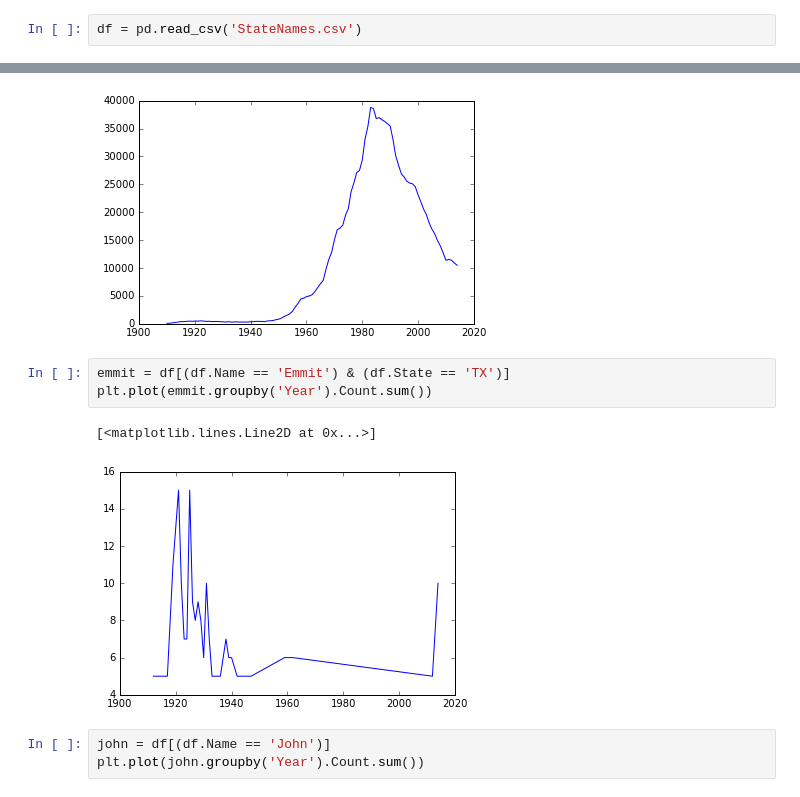
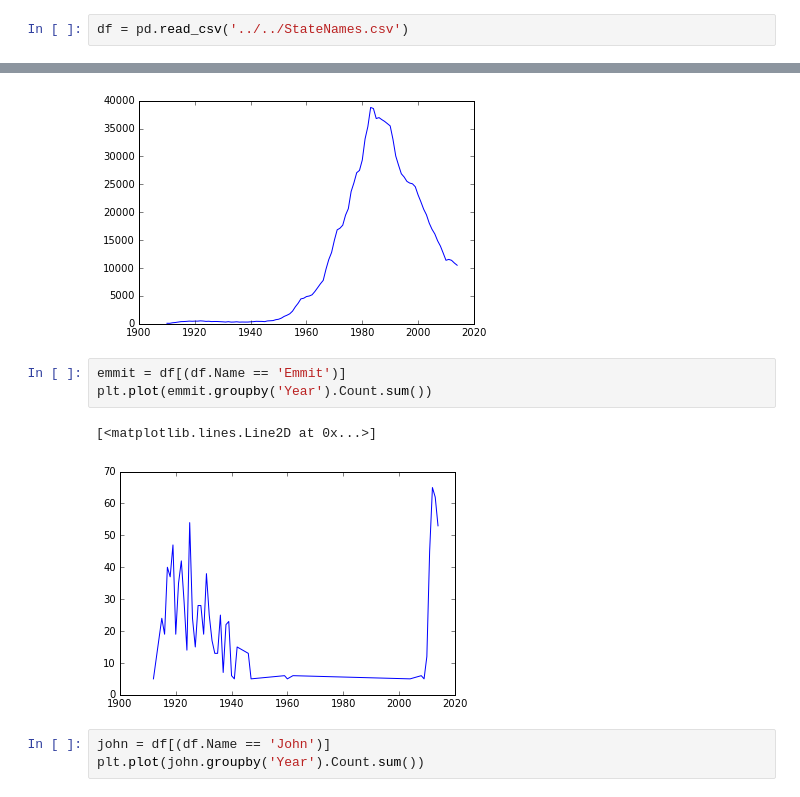
Before and after one commit to courtneywmorris/US-Names-Project, a Jupyter notebook: notebooks/EDA.ipynb, the cells around one changed output, grey strips where cells are left out. Cells and saved outputs as stored; diff of their text form.

```diff
--- a/code/EDA.ipynb
+++ b/notebooks/EDA.ipynb
@@ -8,2 +8,2 @@ from collections import namedtuple
 # %%
-df = pd.read_csv('StateNames.csv')
+df = pd.read_csv('../../StateNames.csv')
@@ -128,11 +141,11 @@ plt.plot(matthew.groupby('Year').Count.sum())
 [<matplotlib.lines.Line2D at 0x...>]
 [figure]
 # %%
-emmit = df[(df.Name == 'Emmit') & (df.State == 'TX')]
+emmit = df[(df.Name == 'Emmit')]
 plt.plot(emmit.groupby('Year').Count.sum())
 # %% [output]
 [<matplotlib.lines.Line2D at 0x...>]
-[figure, old version]
+[figure, new version]
 # %%
 john = df[(df.Name == 'John')]
 plt.plot(john.groupby('Year').Count.sum())
```
Also changed, not shown: parts of 10 cells of this notebook, 14 other files.
